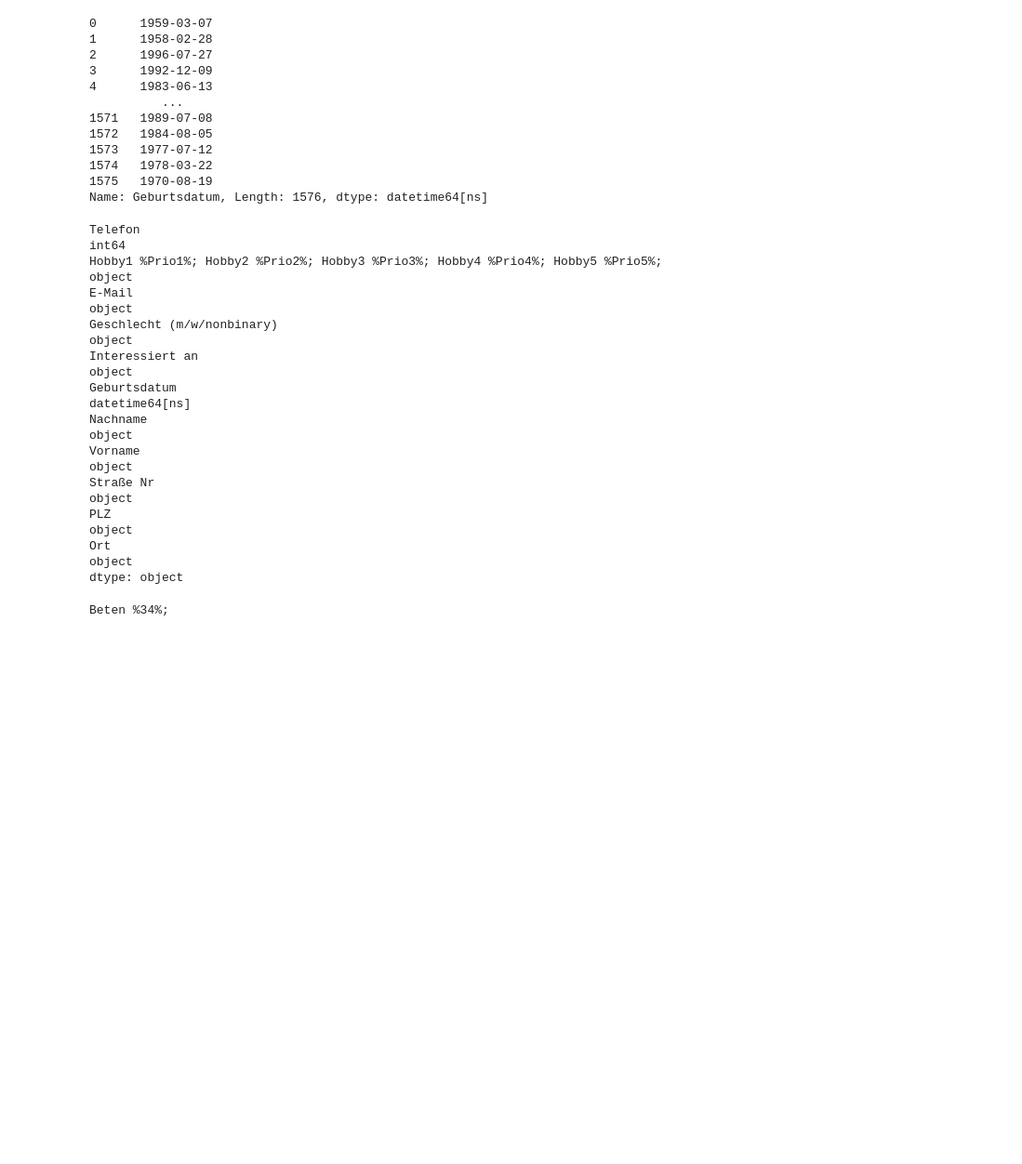
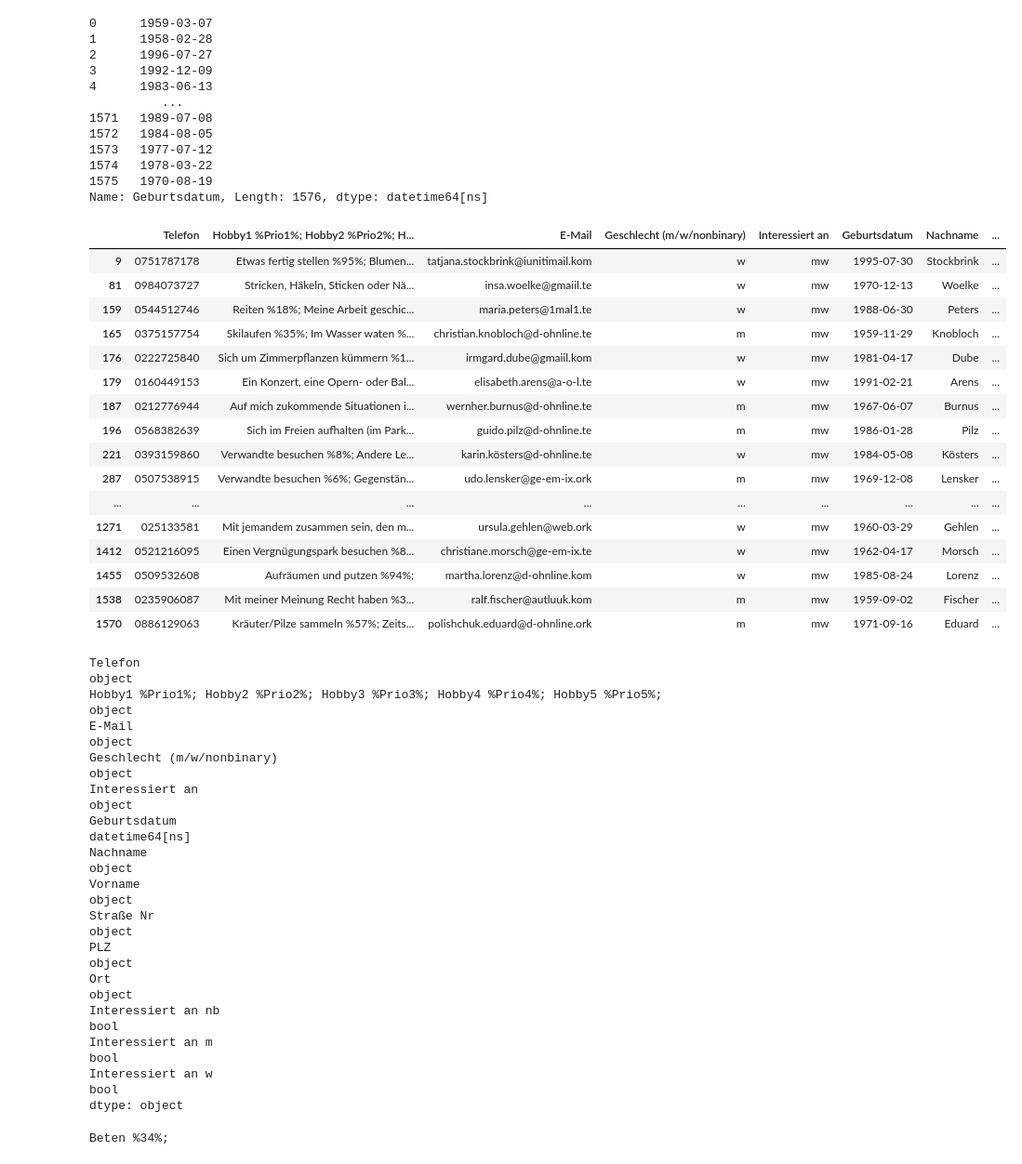
Before and after one commit to Sweet-Lunalotl/LetsMeet_Luna, a Jupyter notebook: notebooks/Akt1.ipynb, the cells around one changed output. Shown at 93% size. Drawn from its saved outputs; the diff is of its cells as text; code cells hidden in the pictures; blank space fills up the shorter version.

```diff
--- a/notebooks/Akt1.ipynb
+++ b/notebooks/Akt1.ipynb
@@ -61,7 +68,6 @@ df["Telefon"] = df["Telefon"].str.replace(r'[^0-9]', '', regex=True)
 df["Telefon"]
 shortest_phone = df["Telefon"].str.len().idxmin()
 print(df.loc[shortest_phone, "Telefon"])
-df["Telefon"] = df["Telefon"].astype(int)
 # %% [output]
 04774716
 # %%
@@ -80,10 +86,34 @@ df["Geburtsdatum"]
 1574   1978-03-22
 1575   1970-08-19
 Name: Geburtsdatum, Length: 1576, dtype: datetime64[ns]
+# %%
+df["Interessiert an nb"]=True
+df["Interessiert an m"] = df["Interessiert an"].isin(["m", "mw"])
+df["Interessiert an w"] = df["Interessiert an"].isin(["w", "mw"])
+# %%
+df[df["Interessiert an"] == "mw"]
+# %% [output]
+|  | Telefon | Hobby1 %Prio1%; Hobby2 %Prio2%; H... | E-Mail | Geschlecht (m/w/nonbinary) | Interessiert an | Geburtsdatum | Nachname | ... |
+| 9 | 0751787178 | Etwas fertig stellen %95%; Blumen... | tatjana.stockbrink@iunitimail.kom | w | mw | 1995-07-30 | Stockbrink | ... |
+| 81 | 0984073727 | Stricken, Häkeln, Sticken oder Nä... | insa.woelke@gmaiil.te | w | mw | 1970-12-13 | Woelke | ... |
+| 159 | 0544512746 | Reiten %18%; Meine Arbeit geschic... | maria.peters@1mal1.te | w | mw | 1988-06-30 | Peters | ... |
+| 165 | 0375157754 | Skilaufen %35%; Im Wasser waten %... | christian.knobloch@d-ohnline.te | m | mw | 1959-11-29 | Knobloch | ... |
+| 176 | 0222725840 | Sich um Zimmerpflanzen kümmern %1... | irmgard.dube@gmaiil.kom | w | mw | 1981-04-17 | Dube | ... |
+| 179 | 0160449153 | Ein Konzert, eine Opern- oder Bal... | elisabeth.arens@a-o-l.te | w | mw | 1991-02-21 | Arens | ... |
+| 187 | 0212776944 | Auf mich zukommende Situationen i... | wernher.burnus@d-ohnline.te | m | mw | 1967-06-07 | Burnus | ... |
+| 196 | 0568382639 | Sich im Freien aufhalten (im Park... | guido.pilz@d-ohnline.te | m | mw | 1986-01-28 | Pilz | ... |
+| 221 | 0393159860 | Verwandte besuchen %8%; Andere Le... | karin.kösters@d-ohnline.te | w | mw | 1984-05-08 | Kösters | ... |
+| 287 | 0507538915 | Verwandte besuchen %6%; Gegenstän... | udo.lensker@ge-em-ix.ork | m | mw | 1969-12-08 | Lensker | ... |
+| ... | ... | ... | ... | ... | ... | ... | ... | ... |
+| 1271 | 025133581 | Mit jemandem zusammen sein, den m... | ursula.gehlen@web.ork | w | mw | 1960-03-29 | Gehlen | ... |
+| 1412 | 0521216095 | Einen Vergnügungspark besuchen %8... | christiane.morsch@ge-em-ix.te | w | mw | 1962-04-17 | Morsch | ... |
+| 1455 | 0509532608 | Aufräumen und putzen %94%; | martha.lorenz@d-ohnline.kom | w | mw | 1985-08-24 | Lorenz | ... |
+| 1538 | 0235906087 | Mit meiner Meinung Recht haben %3... | ralf.fischer@autluuk.kom | m | mw | 1959-09-02 | Fischer | ... |
+| 1570 | 0886129063 | Kräuter/Pilze sammeln %57%; Zeits... | polishchuk.eduard@d-ohnline.ork | m | mw | 1971-09-16 | Eduard | ... |
 # %%
 df.dtypes
 # %% [output]
-Telefon                                                                                     int64
+Telefon                                                                                    object
 Hobby1 %Prio1%; Hobby2 %Prio2%; Hobby3 %Prio3%; Hobby4 %Prio4%; Hobby5 %Prio5%;            object
 E-Mail                                                                                     object
 Geschlecht (m/w/nonbinary)                                                                 object
@@ -94,6 +124,9 @@ Vorname
 Straße Nr                                                                                  object
 PLZ                                                                                        object
 Ort                                                                                        object
+Interessiert an nb                                                                           bool
+Interessiert an m                                                                            bool
+Interessiert an w                                                                            bool
 dtype: object
 # %%
 shortest_hobby = df["Hobby1 %Prio1%; Hobby2 %Prio2%; Hobby3 %Prio3%; Hobby4 %Prio4%; Hobby5 %Prio5%;"].str.len().idxmin()
```
Also changed, not shown: parts of 11 cells of this notebook, 3 other files.
